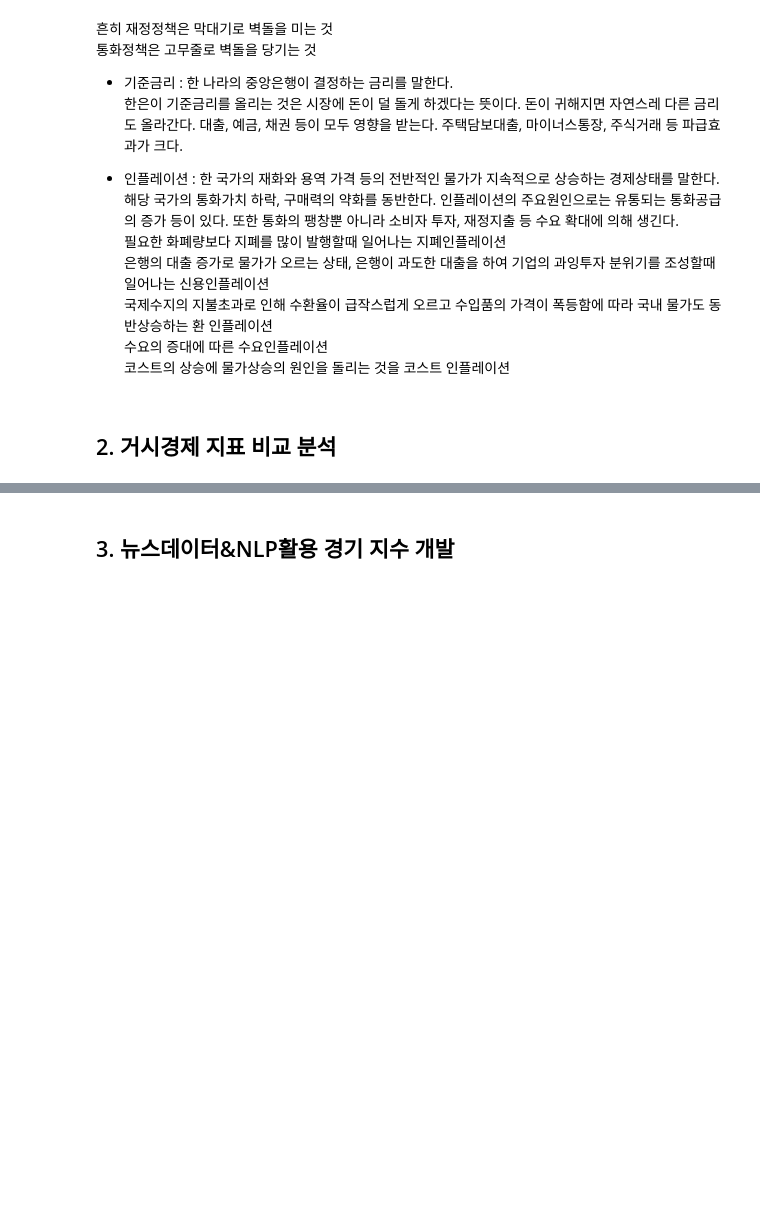
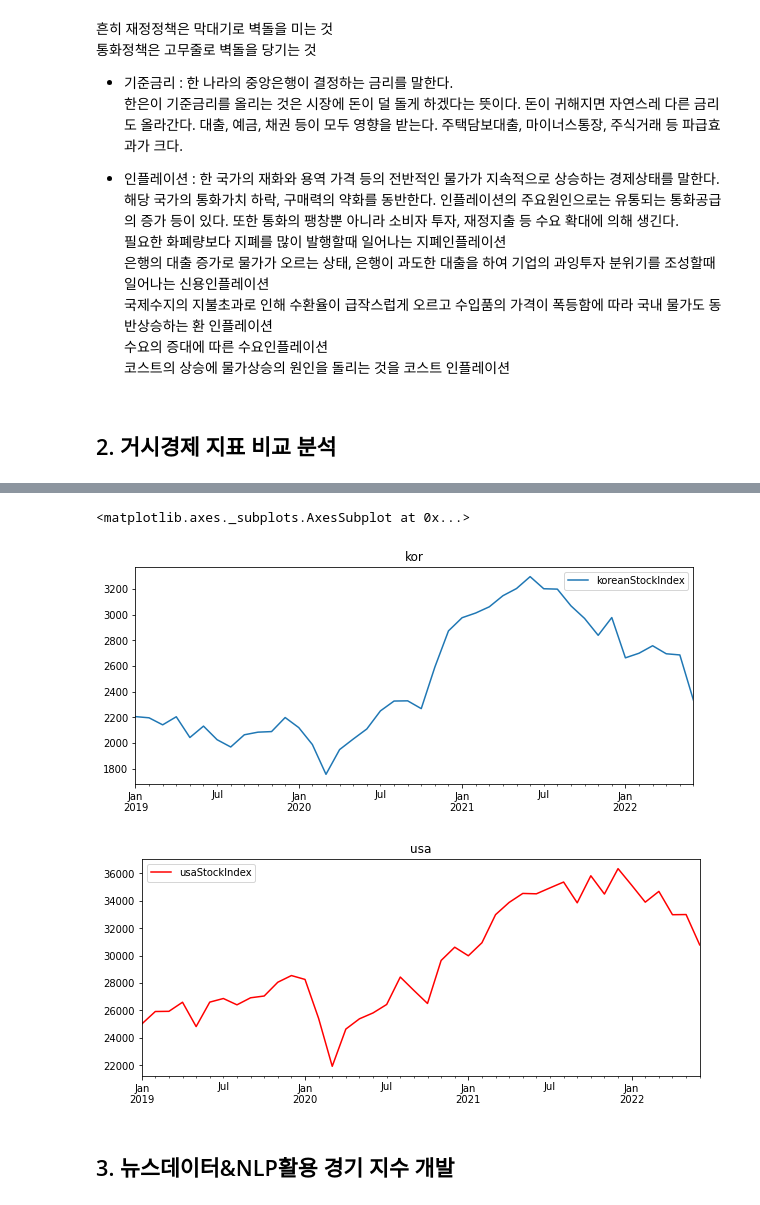
Before and after one commit to haakusi/dacon, a Jupyter notebook: 투데이2주차_sewon.ipynb, the cells around one changed output, grey strips where cells are left out. Cells and saved outputs as stored; diff of their text form; code cells hidden in the pictures; blank space fills up the shorter version.

```diff
--- a/투데이2주차_sewon.ipynb
+++ b/투데이2주차_sewon.ipynb
@@ -97,0 +151,8 @@ interestRate[["interestRate","cpi","realEstate"]].plot(figsize=(10,4), title="in
+# %%
+# 한국, 미국 주가지수 비교
+df[["koreanStockIndex"]].plot(figsize=(10,4), title="kor")
+df[["usaStockIndex"]].plot(figsize=(10,4), title="usa", color="red")
+# %% [output]
+<matplotlib.axes._subplots.AxesSubplot at 0x...>
+[figure, added]
+[figure, added]
```
Also changed, not shown: parts of 12 cells of this notebook.
